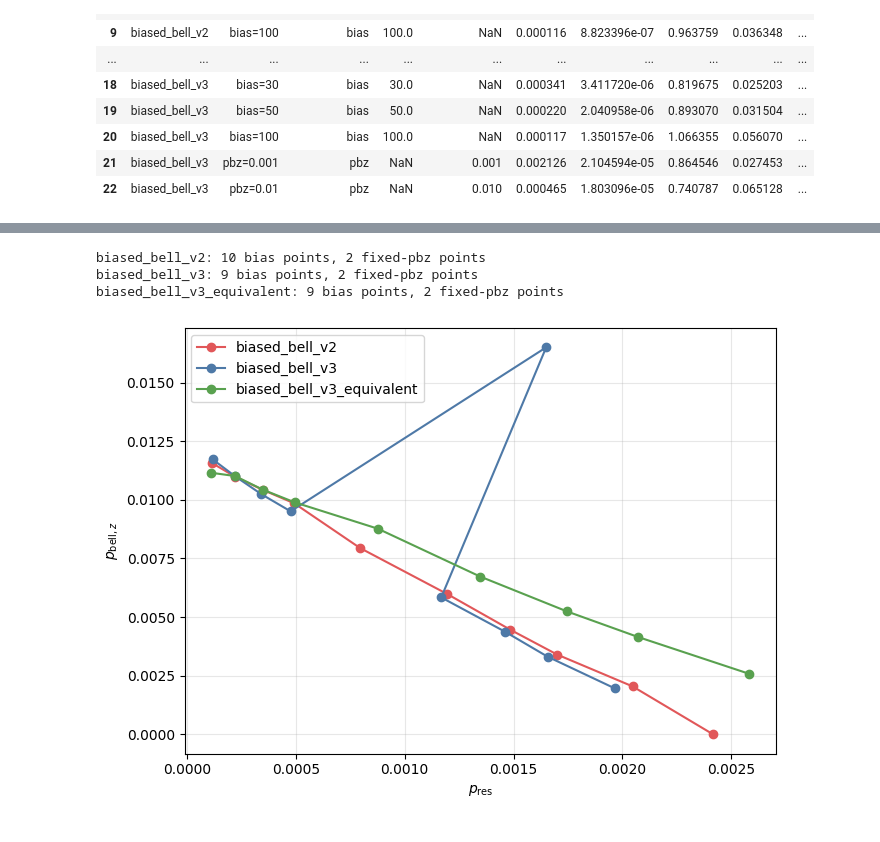
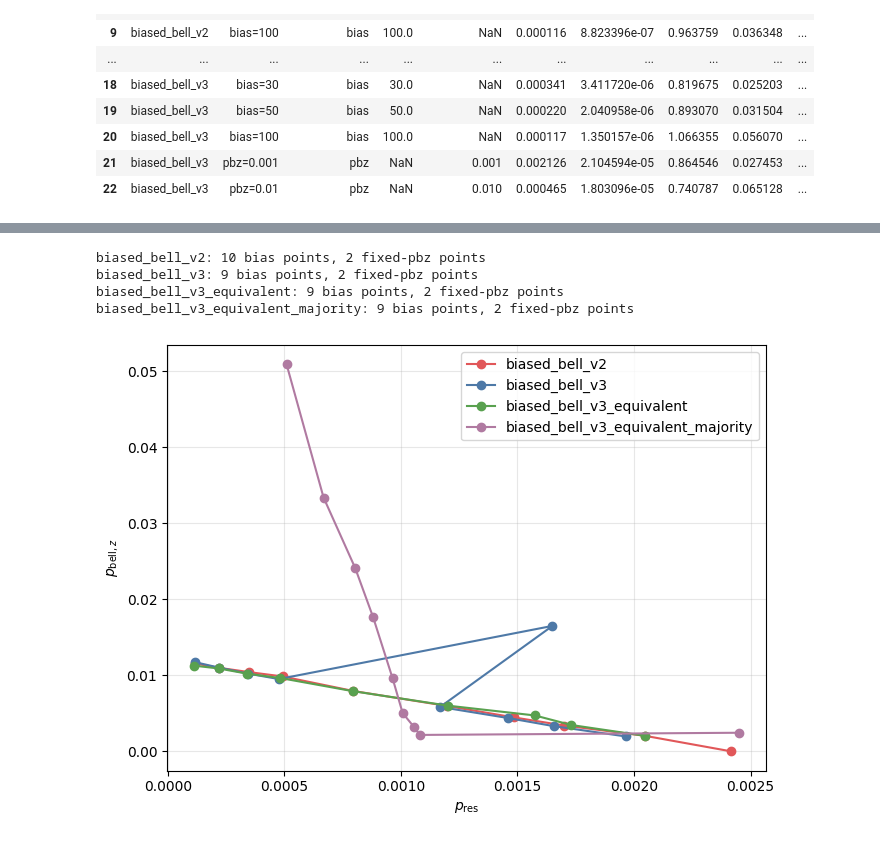
Before and after one commit to RetzkersGroup/distributed-qec, a Jupyter notebook: notebooks/threshold_vs_bias_bell.ipynb, the cells around one changed output, grey strips where cells are left out. Saved outputs shown, nothing was run; the diff lists cells and outputs as text; code cells hidden in the pictures.

Commit message:
fix bug in the noise model + create the majority noise model

```diff
--- a/notebooks/threshold_vs_bias_bell.ipynb
+++ b/notebooks/threshold_vs_bias_bell.ipynb
@@ -69,23 +69,33 @@ dtype: int64
 | 21 | biased_bell_v3 | pbz=0.001 | pbz | NaN | 0.001 | 0.002126 | 2.104594e-05 | 0.864546 | 0.027453 | ... |
 | 22 | biased_bell_v3 | pbz=0.01 | pbz | NaN | 0.010 | 0.000465 | 1.803096e-05 | 0.740787 | 0.065128 | ... |
 # %%
-# Append biased_bell_v3_equivalent. Unlike v2/v3 (pre-fitted in
-# threshold_comparison_bell.ipynb), the equivalent results are raw decode
-# CSVs from tools/equivalent/run_decode.sh, so we fit them here with the
-# same locate -> quadratic-FSS pipeline, then concat onto fits_df.
+# Append the equivalent models. Unlike v2/v3 (pre-fitted in
+# threshold_comparison_bell.ipynb), the equivalent results are raw decode CSVs
+# from tools/equivalent/run_decode*.sh, so we fit them here with the same
+# locate -> quadratic-FSS pipeline, then concat onto fits_df. Both the
+# single-ancilla equivalent and its majority-vote variant are loaded; each
+# CSV's metadata carries the right noise_model, so they separate automatically.
 import ast
 import glob
 
 from threshold_fit import locate_threshold, fit_threshold
 
-EQUIV_CSV_GLOB = '../out/collection/threshold_equivalent,*.csv'
-EQUIV_MODEL = 'biased_bell_v3_equivalent'
+# Glob(s) for raw equivalent decode CSVs. Add more here for new variants.
+EQUIV_CSV_GLOBS = [
+    '../out/collection/threshold_equivalent,*.csv',
+    '../out/collection/threshold_equivalent_majority,*.csv',
+]
+# Equivalent model names this cell owns (stale rows are dropped before append).
+EQUIV_MODELS = [
+    'biased_bell_v3_equivalent',
+    'biased_bell_v3_equivalent_majority',
+]
 N_PER_SIDE = 2          # 5-point window around p_init
-LOGICAL_CUTOFF = 0.45    # drop saturated points
+LOGICAL_CUTOFF = 0.45   # drop saturated points
 
-equiv_files = sorted(glob.glob(EQUIV_CSV_GLOB))
+equiv_files = sorted(f for g in EQUIV_CSV_GLOBS for f in glob.glob(g))
 if not equiv_files:
-    print(f'No equivalent CSVs matched {EQUIV_CSV_GLOB}; skipping.')
+    print(f'No equivalent CSVs matched {EQUIV_CSV_GLOBS}; skipping.')
 else:
     print(f'Loading {len(equiv_files)} equivalent CSV(s):')
     for f in equiv_files:
@@ -172,10 +182,10 @@ else:
 
     equiv_fits_df = pd.DataFrame(equiv_fit_rows)
     # Drop any stale equivalent rows, then append the freshly-fitted ones.
-    fits_df = fits_df[fits_df['noise_model'] != EQUIV_MODEL]
+    fits_df = fits_df[~fits_df['noise_model'].isin(EQUIV_MODELS)]
     fits_df = pd.concat([fits_df, equiv_fits_df], ignore_index=True)
 
-    print(f'\nFitted {len(equiv_fits_df)} {EQUIV_MODEL} directions.')
+    print(f'\nFitted {len(equiv_fits_df)} equivalent-model directions.')
     print('fits per noise_model (after append):')
     print(fits_df.groupby('noise_model').size())
 
@@ -208,6 +225,7 @@ NOISE_MODEL_COLORS = {
     'biased_bell_v2': '#e15759',  # red-ish
     'biased_bell_v3': '#4e79a7',  # blue-ish
     'biased_bell_v3_equivalent': '#59a14f',  # green-ish
+    'biased_bell_v3_equivalent_majority': '#b07aa1',  # purple-ish
 }
 NOISE_MODELS_PRESENT = sorted(
     fits_df['noise_model'].unique(),
@@ -231,33 +249,36 @@ for m in NOISE_MODELS_PRESENT:
 biased_bell_v2: 10 bias points, 2 fixed-pbz points
 biased_bell_v3: 9 bias points, 2 fixed-pbz points
 biased_bell_v3_equivalent: 9 bias points, 2 fixed-pbz points
+biased_bell_v3_equivalent_majority: 9 bias points, 2 fixed-pbz points
 # %%
 # Each fitted threshold -> point (p_th, beta * p_th) on the (p, p_bell_z) plane.
-# One curve per noise model. v3 and its single-ancilla equivalent should
-# fall on top of each other (that's the equivalence check).
+# One curve per noise model. v3, its single-ancilla equivalent, and the
+# majority-vote variant should fall on top of each other (equivalence check).
 fig, ax = plt.subplots(figsize=(7, 5))
 
-PLOT_MODELS = [m for m in ['biased_bell_v2','biased_bell_v3', 'biased_bell_v3_equivalent']
-               if m in NOISE_MODELS_PRESENT]
+PLOT_MODELS = [m for m in [
+    'biased_bell_v2', 'biased_bell_v3',
+    'biased_bell_v3_equivalent', 'biased_bell_v3_equivalent_majority',
+] if m in NOISE_MODELS_PRESENT]
 for model in PLOT_MODELS:
     bdf = bias_by_model[model]
     if bdf.empty:
         continue
     p = bdf['p_th'].to_numpy(dtype=float)
     pbz = bdf['bias'].to_numpy(dtype=float) * p
     ax.plot(p, pbz, 'o-', color=NOISE_MODEL_COLORS.get(model, 'k'),
             label=model)
 
 ax.set_xlabel(r'$p_\text{res}$')
 ax.set_ylabel(r'$p_{\mathrm{bell},z}$')
 # ax.set_title(r'Threshold points $(p^*, \beta p^*)$')
 ax.grid(True, alpha=0.3)
 ax.legend()
 fig.tight_layout()
 plt.savefig('../out/figures/threshold_bell_curves.pdf', bbox_inches='tight')
 plt.show()
 # %% [output]
-[figure, old version]
+[figure, new version]
 # %%
 # p_th vs fixed p_bell_z (independent scan, easier to interpret
 # experimentally because p_bell_z is set by hardware). One curve per noise model.
```
Also changed, not shown: parts of 5 cells of this notebook, 9 other files.
